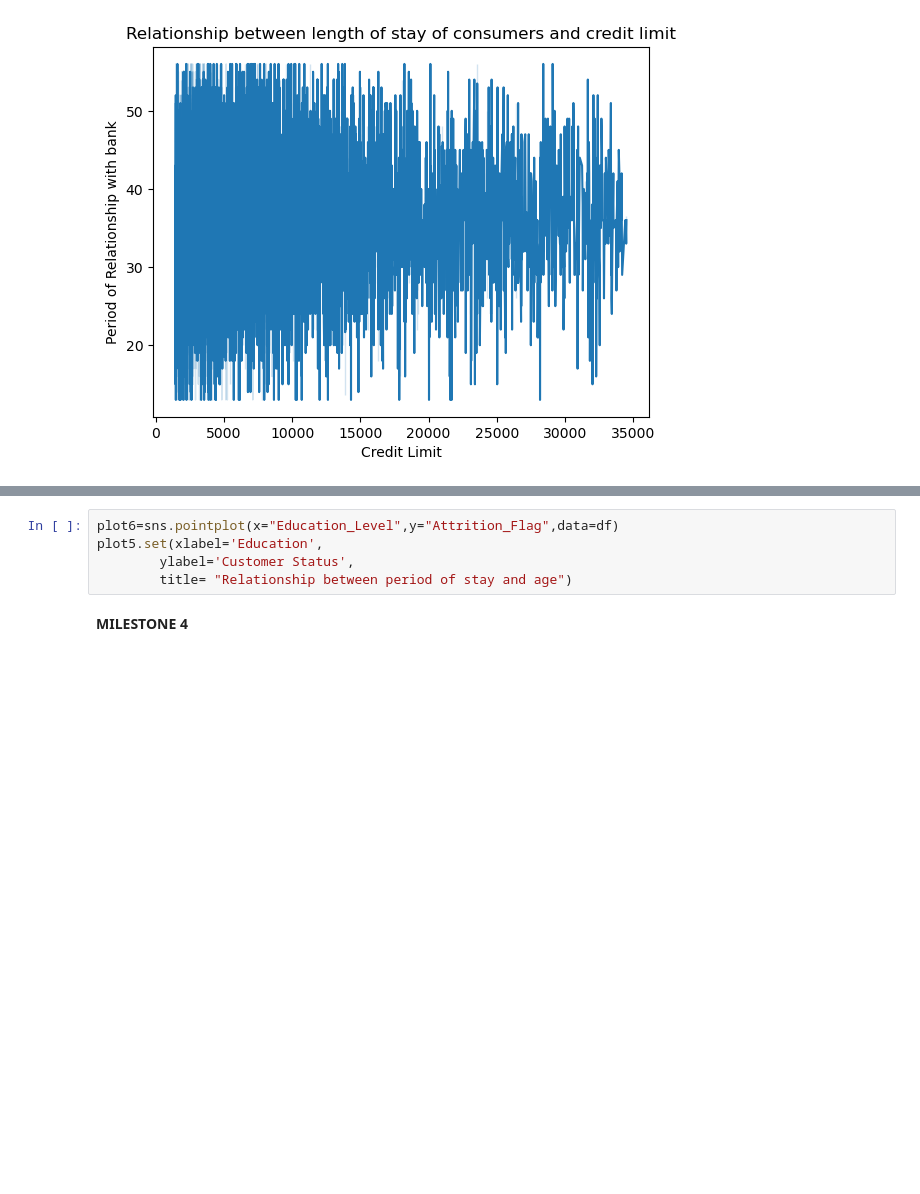
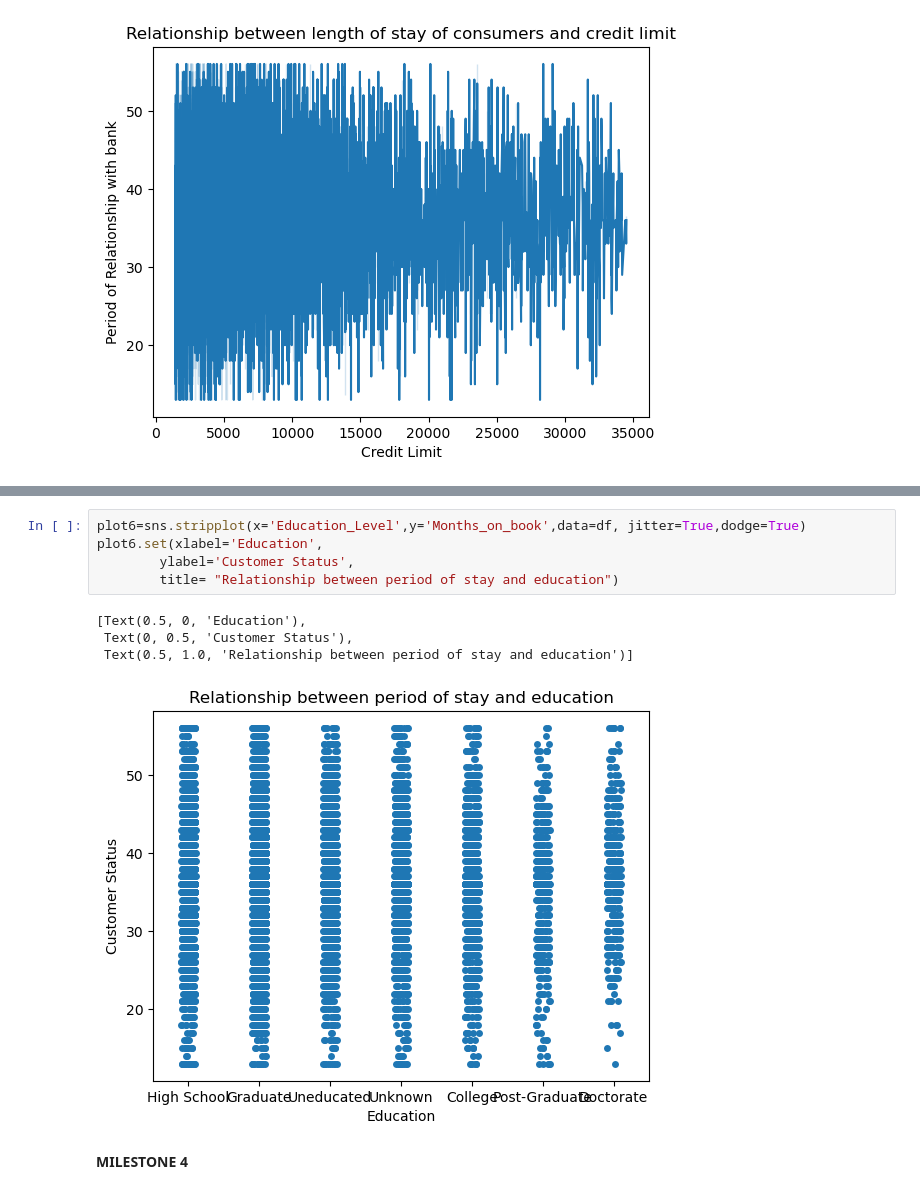
Before and after one commit to ubco-W2022T2-data301/project-group-group-20, a Jupyter notebook: analysis/analysis1.ipynb, the cells around one changed output, grey strips where cells are left out. Cells and saved outputs as stored; diff of their text form; blank space fills up the shorter version.

```diff
--- a/analysis/analysis1.ipynb
+++ b/analysis/analysis1.ipynb
@@ -171,8 +171,13 @@ plot5.set(xlabel='Education',
 # %%
-plot6=sns.pointplot(x="Education_Level",y="Attrition_Flag",data=df)
-plot5.set(xlabel='Education',
+plot6=sns.stripplot(x='Education_Level',y='Months_on_book',data=df, jitter=True,dodge=True)
+plot6.set(xlabel='Education',
         ylabel='Customer Status',
-        title= "Relationship between period of stay and age")
+        title= "Relationship between period of stay and education")
+# %% [output]
+[Text(0.5, 0, 'Education'),
+ Text(0, 0.5, 'Customer Status'),
+ Text(0.5, 1.0, 'Relationship between period of stay and education')]
+[figure, added]
 # %% [markdown]
 <b>MILESTONE 4</b>
 # %% [markdown]
```
Also changed, not shown: parts of 1 cell of this notebook.
